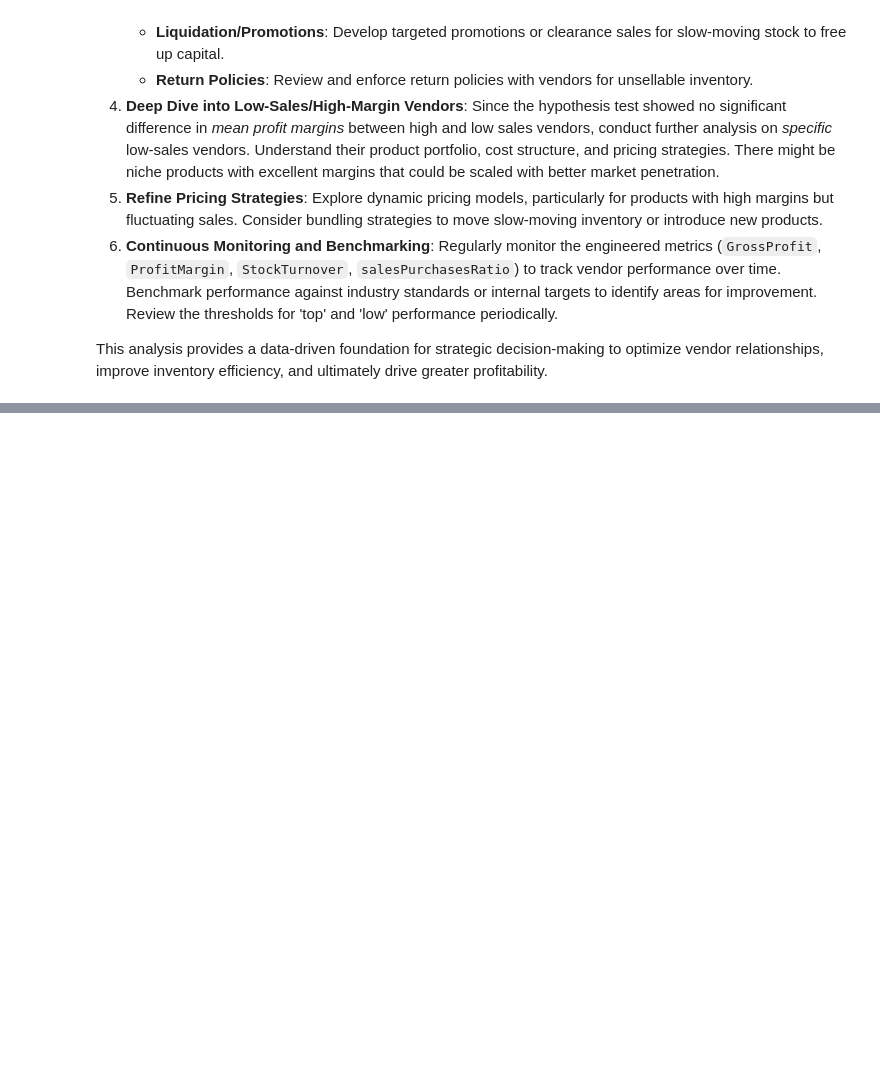
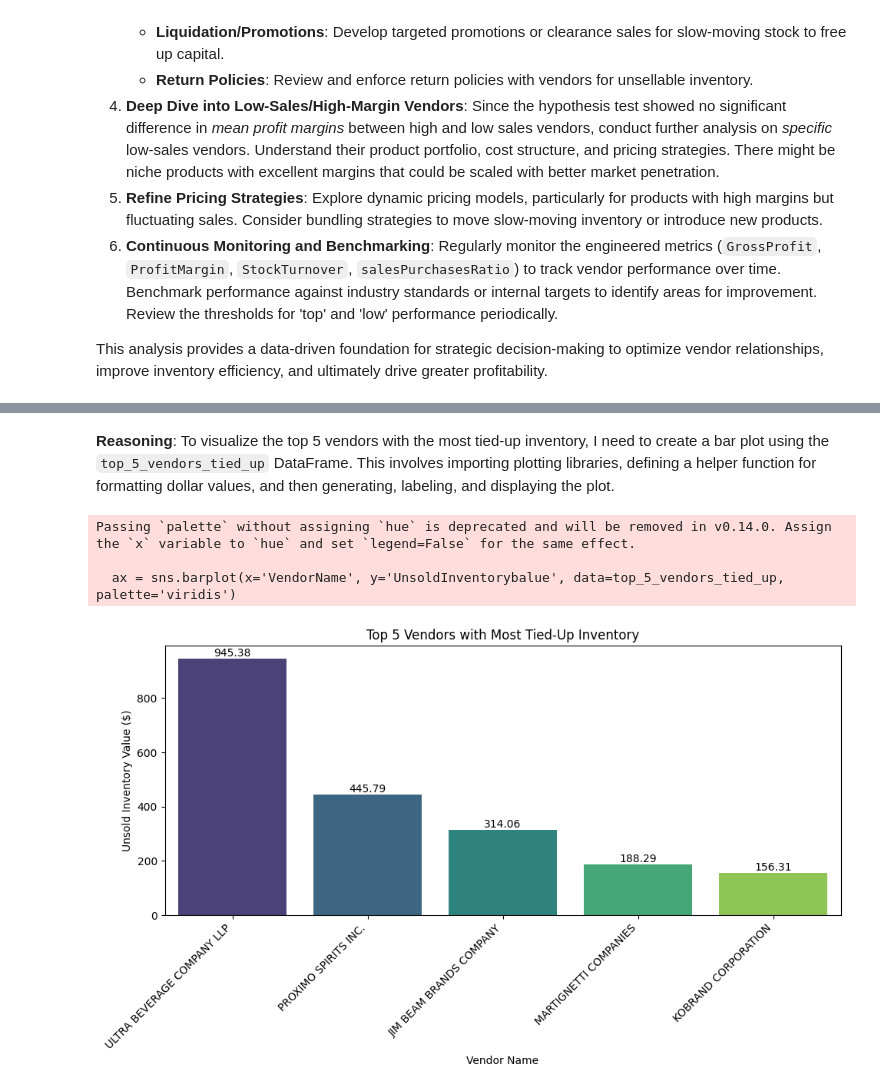
Before and after one commit to Sauryashri822/Data-Analysis-Projects, a Jupyter notebook: Vender_performance_project_ipynb.ipynb, the cells around one changed output, grey strips where cells are left out. Cells and saved outputs as stored; diff of their text form; code cells hidden in the pictures; blank space fills up the shorter version.

```diff
--- a/Vender_performance_project_ipynb.ipynb
+++ b/Vender_performance_project_ipynb.ipynb
@@ -1143,0 +1544,41 @@ This analysis provides a data-driven foundation for strategic decision-making to
+# %% [markdown]
+**Reasoning**:
+To visualize the top 5 vendors with the most tied-up inventory, I need to create a bar plot using the `top_5_vendors_tied_up` DataFrame. This involves importing plotting libraries, defining a helper function for formatting dollar values, and then generating, labeling, and displaying the plot.
+# %%
+import matplotlib.pyplot as plt
+import seaborn as sns
+
+def format_dollars(value):
+    if value >= 1_000_000:
+        return f'{value/1_000_000:.2f}M'
+    elif value >= 1_000:
+        return f'{value/1_000:.2f}K'
+    else:
+        return f'{value:.2f}'
+
+plt.figure(figsize=(10, 6)) # Set figure size
+ax = sns.barplot(x='VendorName', y='UnsoldInventorybalue', data=top_5_vendors_tied_up, palette='viridis')
+
+# Add text labels on top of bars
+for bar in ax.patches:
+    ax.text(
+        bar.get_x() + bar.get_width() / 2,
+        bar.get_height(),
+        format_dollars(bar.get_height()),
+        ha='center',
+        va='bottom',
+        fontsize=10,
+        color='black'
+    )
+
+plt.title('Top 5 Vendors with Most Tied-Up Inventory') # Set plot title
+plt.xlabel('Vendor Name') # Set x-axis label
+plt.ylabel('Unsold Inventory Value ($)') # Set y-axis label
+plt.xticks(rotation=45, ha='right') # Rotate x-axis labels for better readability
+plt.tight_layout() # Adjust layout to prevent labels from overlapping
+plt.show() # Display the plot
+# %% [output]
+Passing `palette` without assigning `hue` is deprecated and will be removed in v0.14.0. Assign the `x` variable to `hue` and set `legend=False` for the same effect.
+
+  ax = sns.barplot(x='VendorName', y='UnsoldInventorybalue', data=top_5_vendors_tied_up, palette='viridis')
+[figure, added]
```
Also changed, not shown: parts of 101 cells of this notebook.
